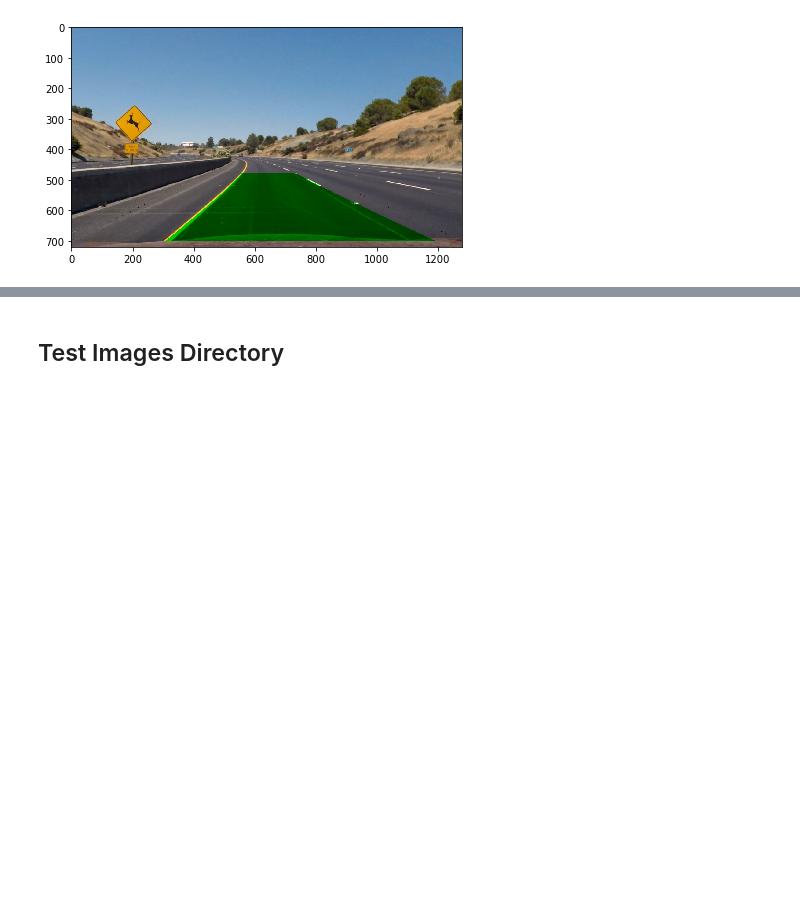
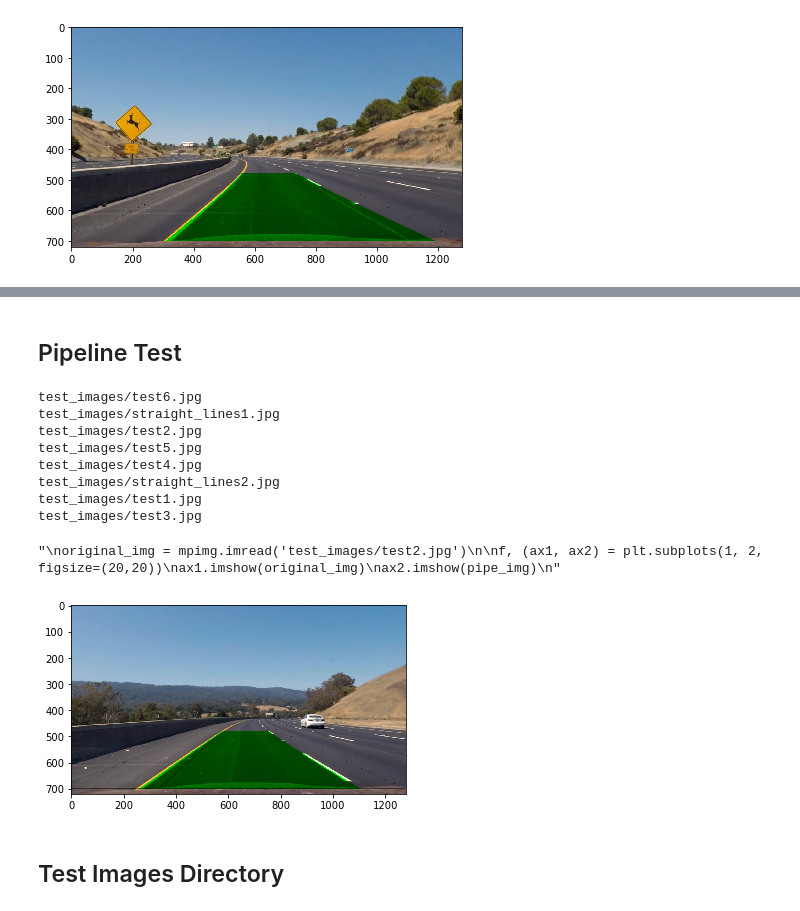
Before and after one commit to falreis/CarND-Advanced-Lane-Lines, a Jupyter notebook: code.ipynb, the cells around one changed output, grey strips where cells are left out. Drawn from its saved outputs; the diff is of its cells as text; code cells hidden in the pictures; blank space fills up the shorter version.

```diff
--- a/code.ipynb
+++ b/code.ipynb
@@ -809,3 +853,39 @@ print(left_curverad, right_curverad)
+# %% [markdown]
+## Pipeline Test
+# %%
+CONST_INPUT_PIPELINE_PATH = "test_images/"
+CONST_OUTPUT_PIPELINE_PATH = "output_images/"
+
+img_paths = os.listdir(CONST_INPUT_PIPELINE_PATH)
+
+for img_name in img_paths:
+    original_image = mpimg.imread(CONST_INPUT_PIPELINE_PATH + img_name)
+    image = cv2.undistort(original_image, mtx, dist, None, mtx)
+    pipe_img = pipeline(image)
+
+    #save image
+    plt.imshow(pipe_img)
+    plt.savefig(CONST_OUTPUT_PIPELINE_PATH + img_name)
+    print(CONST_INPUT_PIPELINE_PATH + img_name)
+
+'''
+original_img = mpimg.imread('test_images/test2.jpg')
+
+f, (ax1, ax2) = plt.subplots(1, 2, figsize=(20,20))
+ax1.imshow(original_img)
+ax2.imshow(pipe_img)
+'''
+# %% [output]
+test_images/test6.jpg
+test_images/straight_lines1.jpg
+test_images/test2.jpg
+test_images/test5.jpg
+test_images/test4.jpg
+test_images/straight_lines2.jpg
+test_images/test1.jpg
+test_images/test3.jpg
+"\noriginal_img = mpimg.imread('test_images/test2.jpg')\n\nf, (ax1, ax2) = plt.subplots(1, 2, figsize=(20,20))\nax1.imshow(original_img)\nax2.imshow(pipe_img)\n"
+[figure, added]
 # %% [markdown]
 ## Test Images Directory
 # %%
```
Also changed, not shown: parts of 3 cells of this notebook, 8 other files.
